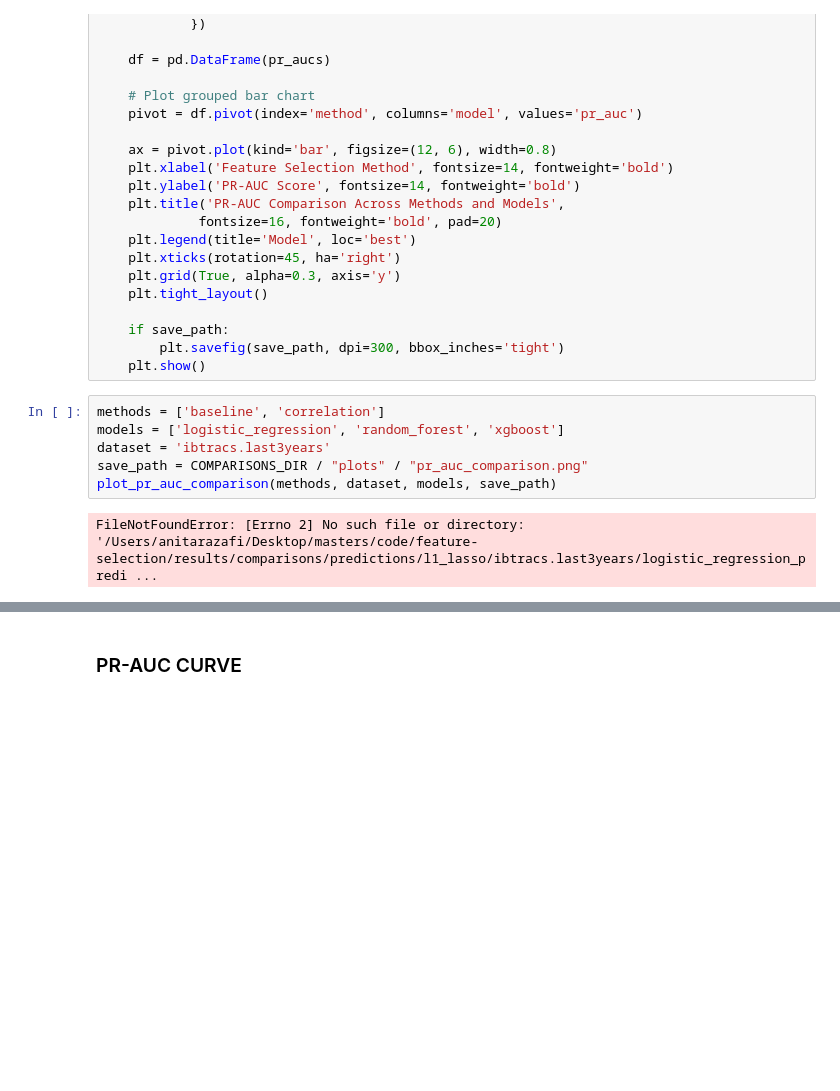
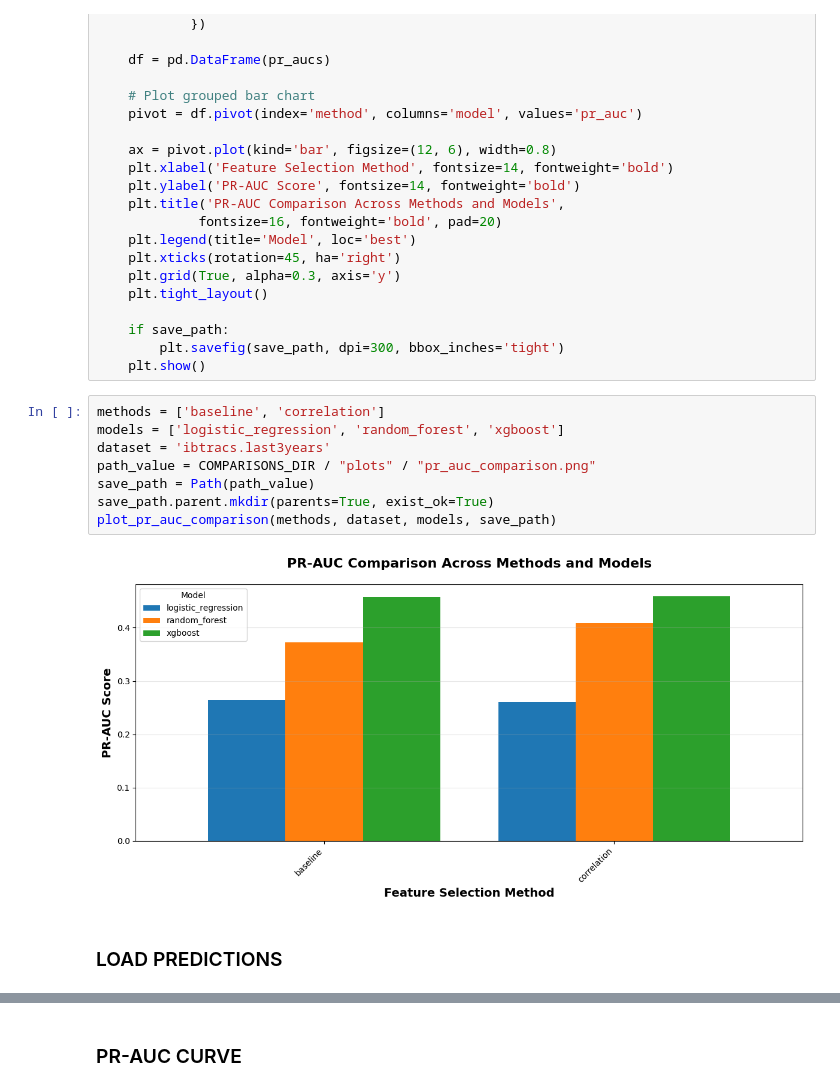
Before and after one commit to anitarazafi/feature-selection, a Jupyter notebook: notebooks/07_visualizations.ipynb, the cells around one changed output, grey strips where cells are left out. Cells and saved outputs as stored; diff of their text form; blank space fills up the shorter version.

Commit message:
Visualizations

```diff
--- a/notebooks/07_visualizations.ipynb
+++ b/notebooks/07_visualizations.ipynb
@@ -104,9 +130,13 @@ def plot_pr_auc_comparison(methods, dataset, models, save_path=None):
 # %%
 methods = ['baseline', 'correlation']
 models = ['logistic_regression', 'random_forest', 'xgboost']
 dataset = 'ibtracs.last3years'
-save_path = COMPARISONS_DIR / "plots" / "pr_auc_comparison.png"
+path_value = COMPARISONS_DIR / "plots" / "pr_auc_comparison.png"
+save_path = Path(path_value)
+save_path.parent.mkdir(parents=True, exist_ok=True)
 plot_pr_auc_comparison(methods, dataset, models, save_path)
 # %% [output]
-FileNotFoundError: [Errno 2] No such file or directory: '/Users/anitarazafi/Desktop/masters/code/feature-selection/results/comparisons/predictions/l1_lasso/ibtracs.last3years/logistic_regression_predi ...
+[figure, added]
+# %% [markdown]
+### LOAD PREDICTIONS
 # %%
```
Also changed, not shown: parts of 11 cells of this notebook, 5 other files.
